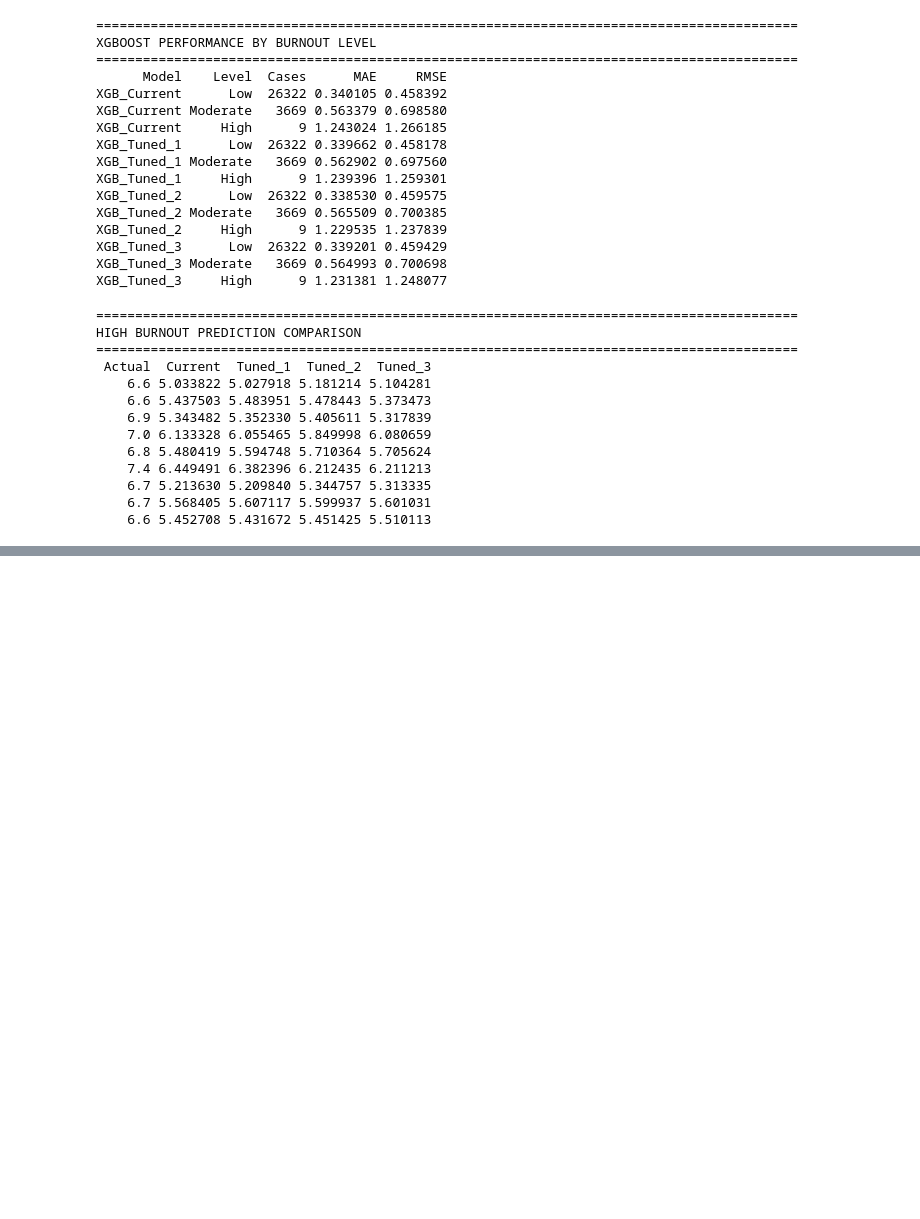
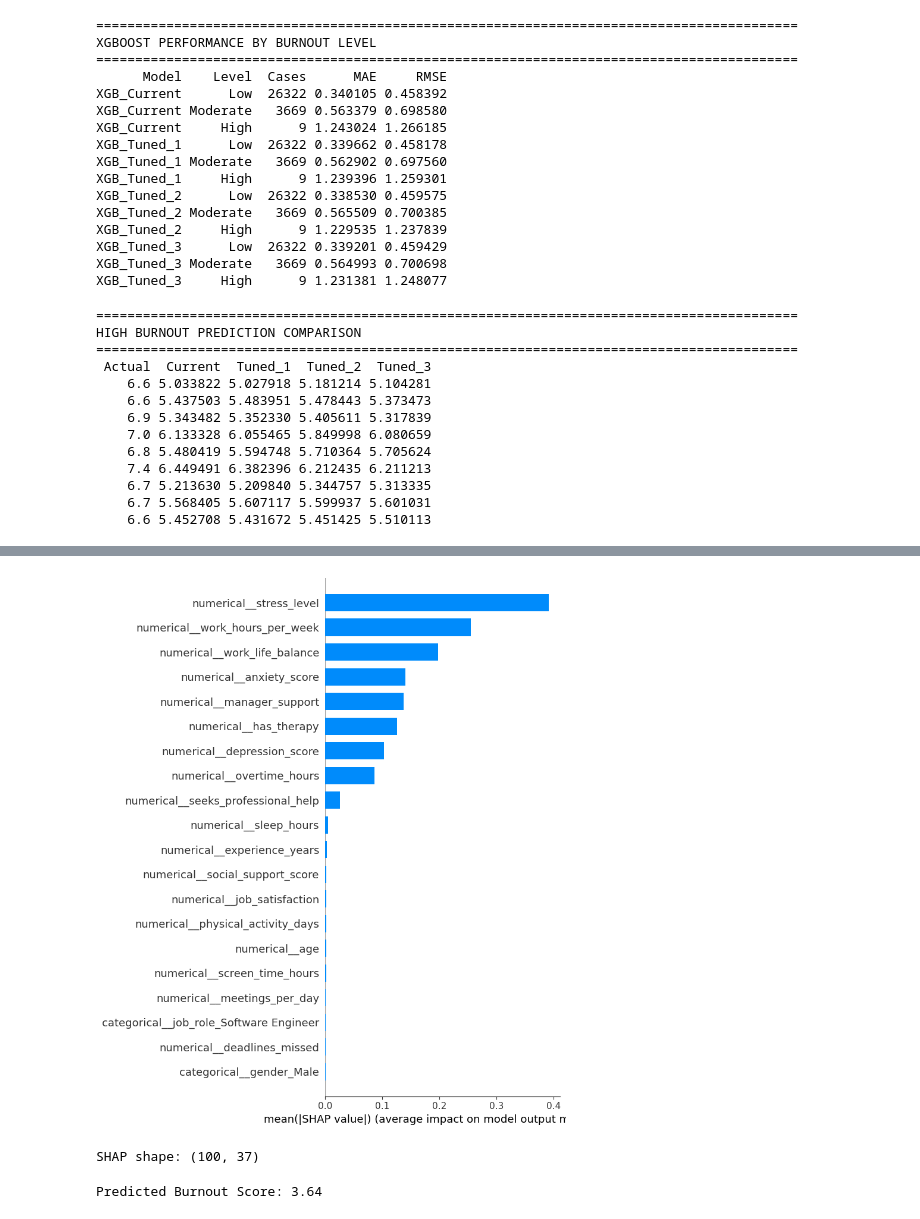
Before and after one commit to krishamangukiya/Burnout-detection-ai, a Jupyter notebook: ml/data_inspection.ipynb, the cells around one changed output, grey strips where cells are left out. Saved outputs shown, nothing was run; the diff lists cells and outputs as text; code cells hidden in the pictures; blank space fills up the shorter version.

```diff
--- a/ml/data_inspection.ipynb
+++ b/ml/data_inspection.ipynb
@@ -1031,0 +1200,28 @@ HIGH BURNOUT PREDICTION COMPARISON
+# %%
+shap.summary_plot(
+    shap_values,
+    X_sample_processed,
+    feature_names=preprocessor.get_feature_names_out(),
+    plot_type="bar"
+)
+# %% [output]
+[figure, added]
+# %%
+print("SHAP shape:", shap_values.shape)
+# %% [output]
+SHAP shape: (100, 37)
+# %%
+# Select one user from the test dataset
+sample_index = 0
+
+sample = X_test.iloc[[sample_index]]
+
+# Transform the sample
+sample_processed = preprocessor.transform(sample)
+
+# Predict burnout score
+predicted_score = final_model.predict(sample_processed)[0]
+
+print("Predicted Burnout Score:", round(predicted_score, 2))
+# %% [output]
+Predicted Burnout Score: 3.64
```
Also changed, not shown: parts of 10 cells of this notebook, 7 other files.
